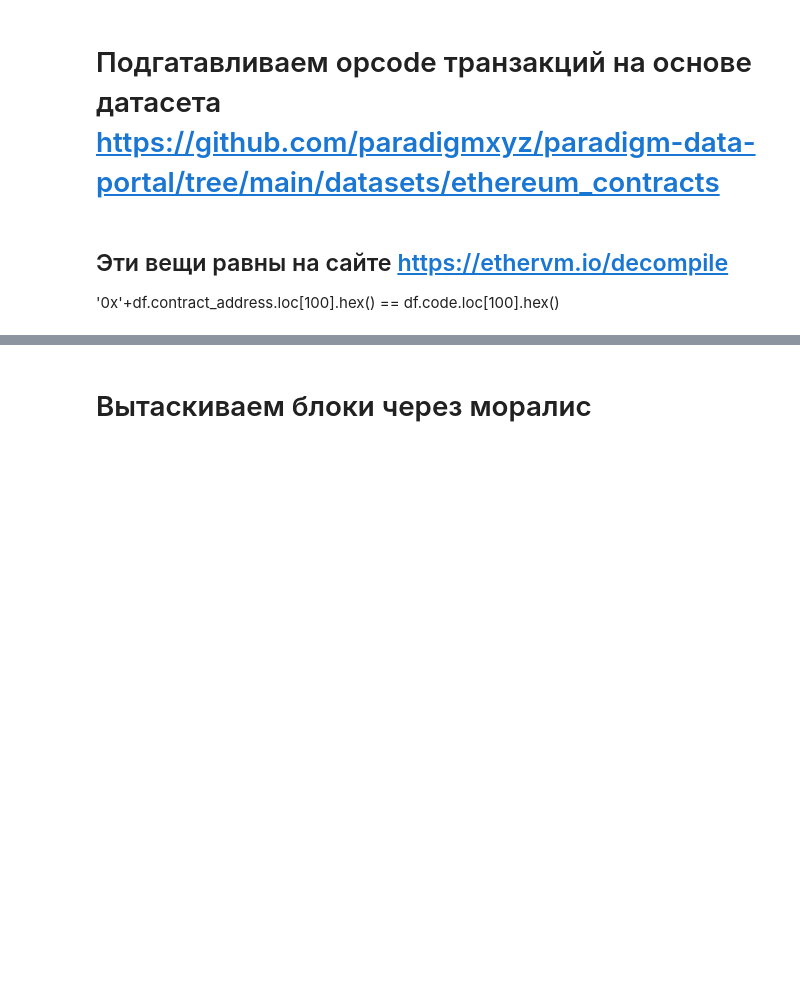
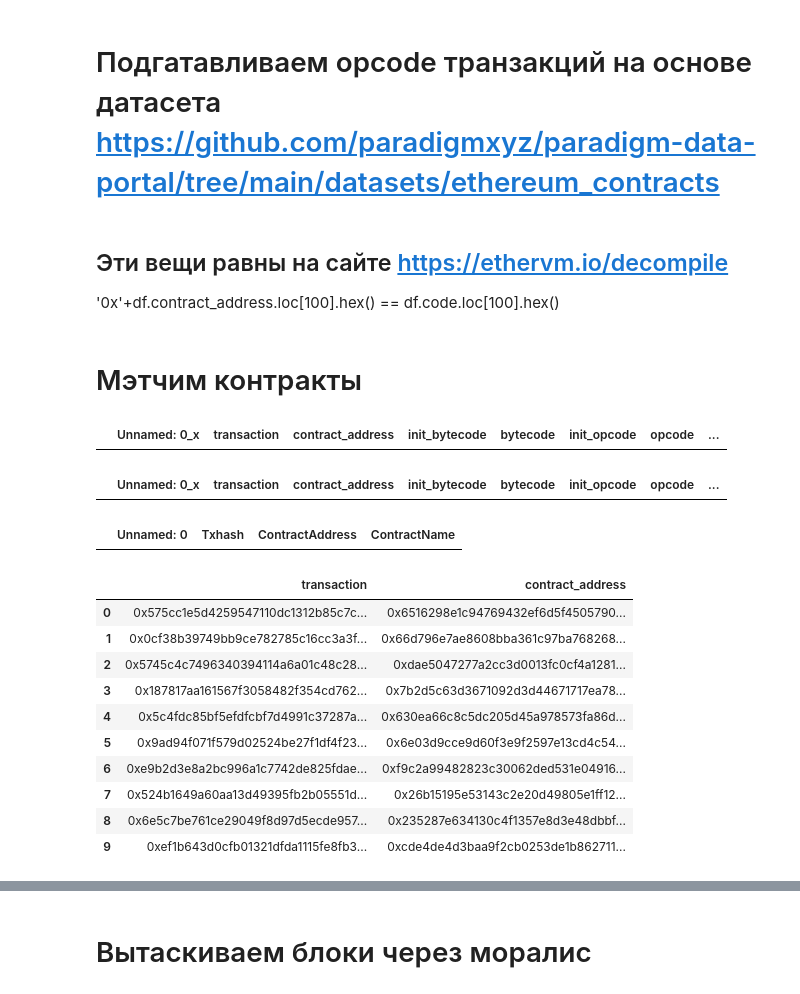
Before and after one commit to LiD022/BlockchainDiploma, a Jupyter notebook: notebooks/test.ipynb, the cells around one changed output, grey strips where cells are left out. Saved outputs shown, nothing was run; the diff lists cells and outputs as text; code cells hidden in the pictures; blank space fills up the shorter version.

```diff
--- a/notebooks/test.ipynb
+++ b/notebooks/test.ipynb
@@ -43,3 +43,5 @@ final.to_csv('../data/preproc.csv')
 ## Эти вещи равны на сайте https://ethervm.io/decompile
 
 '0x'+df.contract_address.loc[100].hex() == df.code.loc[100].hex()
+# %% [markdown]
+# Мэтчим контракты
@@ -45,0 +59,26 @@ final.to_csv('../data/preproc.csv')
+# %%
+df.merge(contr, left_on='transaction', right_on='Txhash')
+# %% [output]
+|  | Unnamed: 0_x | transaction | contract_address | init_bytecode | bytecode | init_opcode | opcode | ... |
+# %%
+df.merge(contr, left_on='contract_address', right_on='ContractAddress')
+# %% [output]
+|  | Unnamed: 0_x | transaction | contract_address | init_bytecode | bytecode | init_opcode | opcode | ... |
+# %%
+contr[contr.ContractAddress=='0xcde4de4d3baa9f2cb0253de1b86271152fbf7864']
+# %% [output]
+|  | Unnamed: 0 | Txhash | ContractAddress | ContractName |
+# %%
+df[['transaction',	'contract_address']].head(10)
+# %% [output]
+|  | transaction | contract_address |
+| 0 | 0x575cc1e5d4259547110dc1312b85c7c... | 0x6516298e1c94769432ef6d5f4505790... |
+| 1 | 0x0cf38b39749bb9ce782785c16cc3a3f... | 0x66d796e7ae8608bba361c97ba768268... |
+| 2 | 0x5745c4c7496340394114a6a01c48c28... | 0xdae5047277a2cc3d0013fc0cf4a1281... |
+| 3 | 0x187817aa161567f3058482f354cd762... | 0x7b2d5c63d3671092d3d44671717ea78... |
+| 4 | 0x5c4fdc85bf5efdfcbf7d4991c37287a... | 0x630ea66c8c5dc205d45a978573fa86d... |
+| 5 | 0x9ad94f071f579d02524be27f1df4f23... | 0x6e03d9cce9d60f3e9f2597e13cd4c54... |
+| 6 | 0xe9b2d3e8a2bc996a1c7742de825fdae... | 0xf9c2a99482823c30062ded531e04916... |
+| 7 | 0x524b1649a60aa13d49395fb2b05551d... | 0x26b15195e53143c2e20d49805e1ff12... |
+| 8 | 0x6e5c7be761ce29049f8d97d5ecde957... | 0x235287e634130c4f1357e8d3e48dbbf... |
+| 9 | 0xef1b643d0cfb01321dfda1115fe8fb3... | 0xcde4de4d3baa9f2cb0253de1b862711... |
```
Also changed, not shown: parts of 12 cells of this notebook, 1 other file.
